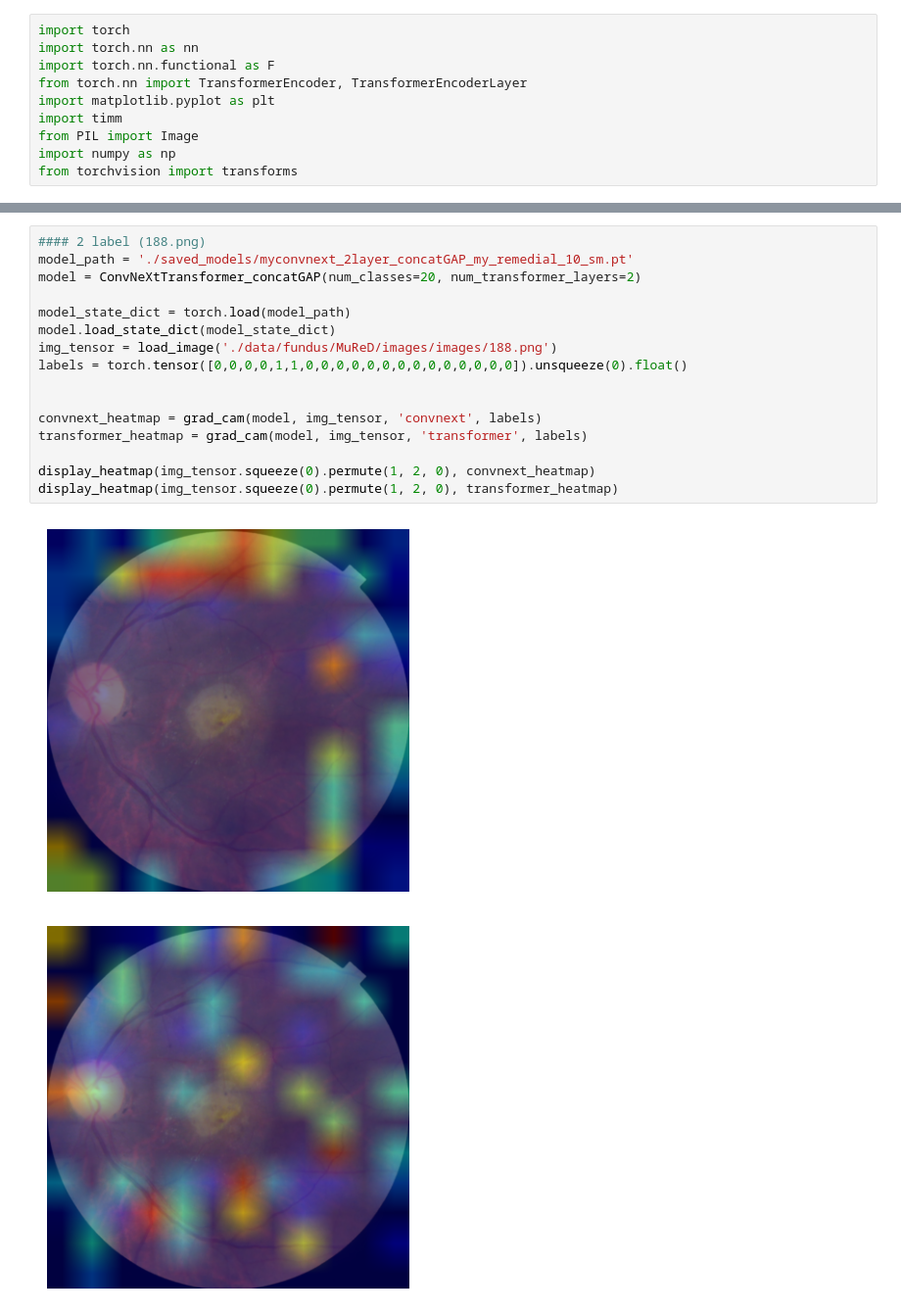
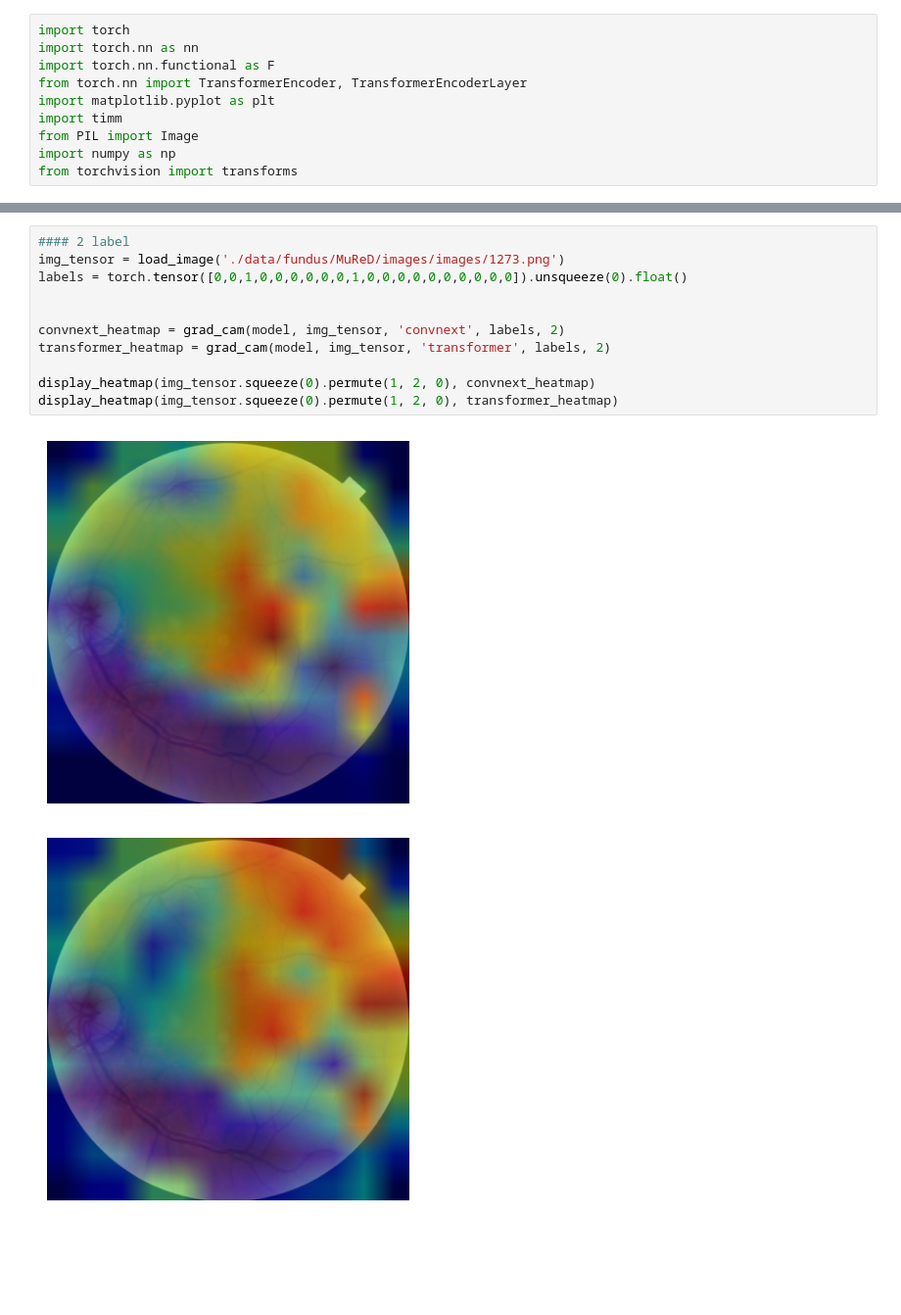
Before and after one commit to stevenlinlinlin/Multilabel-Fundus-Image-Classificaiton, a Jupyter notebook: model_heatmap.ipynb, the cells around one changed output, grey strips where cells are left out. Shown at 98% size. Cells and saved outputs as stored; diff of their text form; blank space fills up the shorter version.

Commit message:
heatmap

```diff
--- a/model_heatmap.ipynb
+++ b/model_heatmap.ipynb
@@ -152,20 +184,15 @@ display_heatmap(img_tensor.squeeze(0).permute(1, 2, 0), transformer_heatmap)
 # %%
-#### 2 label (188.png)
-model_path = './saved_models/myconvnext_2layer_concatGAP_my_remedial_10_sm.pt'
-model = ConvNeXtTransformer_concatGAP(num_classes=20, num_transformer_layers=2)
-
-model_state_dict = torch.load(model_path)
-model.load_state_dict(model_state_dict)
-img_tensor = load_image('./data/fundus/MuReD/images/images/188.png')
-labels = torch.tensor([0,0,0,0,1,1,0,0,0,0,0,0,0,0,0,0,0,0,0,0]).unsqueeze(0).float()
+#### 2 label
+img_tensor = load_image('./data/fundus/MuReD/images/images/1273.png')
+labels = torch.tensor([0,0,1,0,0,0,0,0,0,1,0,0,0,0,0,0,0,0,0,0]).unsqueeze(0).float()
 
 
-convnext_heatmap = grad_cam(model, img_tensor, 'convnext', labels)
-transformer_heatmap = grad_cam(model, img_tensor, 'transformer', labels)
+convnext_heatmap = grad_cam(model, img_tensor, 'convnext', labels, 2)
+transformer_heatmap = grad_cam(model, img_tensor, 'transformer', labels, 2)
 
 display_heatmap(img_tensor.squeeze(0).permute(1, 2, 0), convnext_heatmap)
 display_heatmap(img_tensor.squeeze(0).permute(1, 2, 0), transformer_heatmap)
 # %% [output]
-[figure, old version]
+[figure, new version]
-[figure, old version]
+[figure, new version]
 # %%
```
Also changed, not shown: parts of 12 cells of this notebook.
